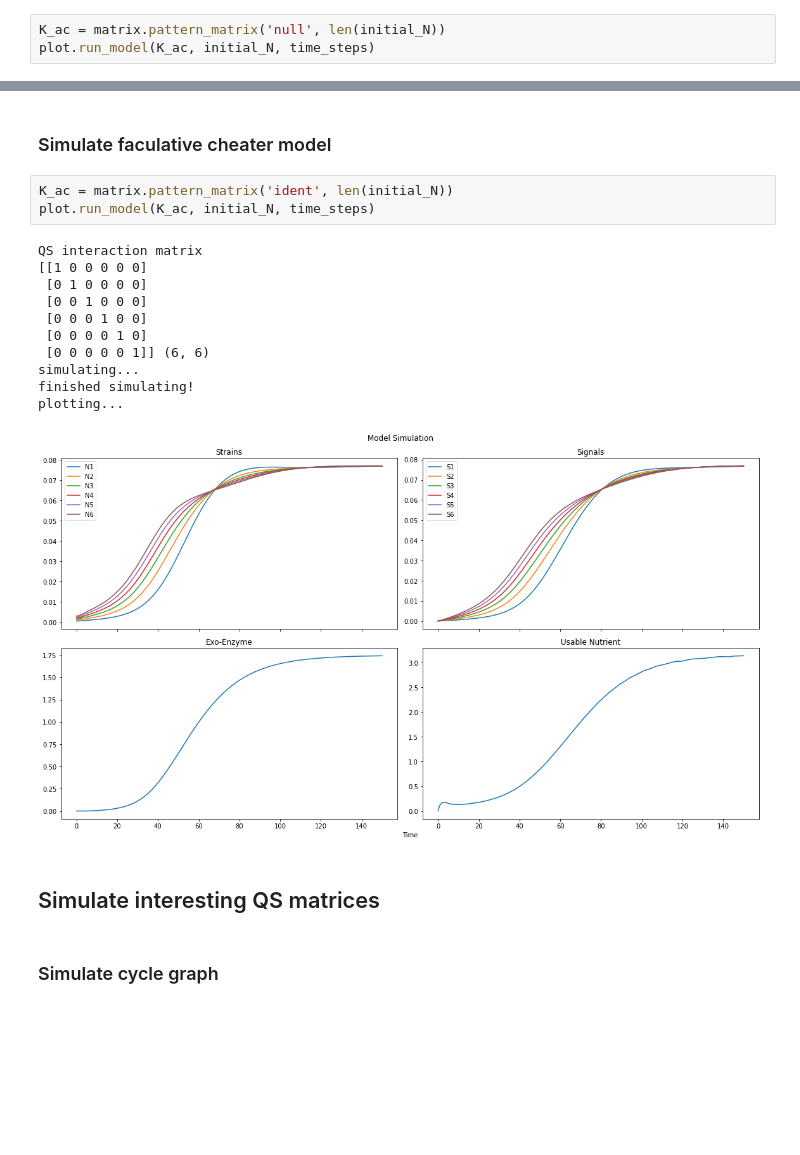
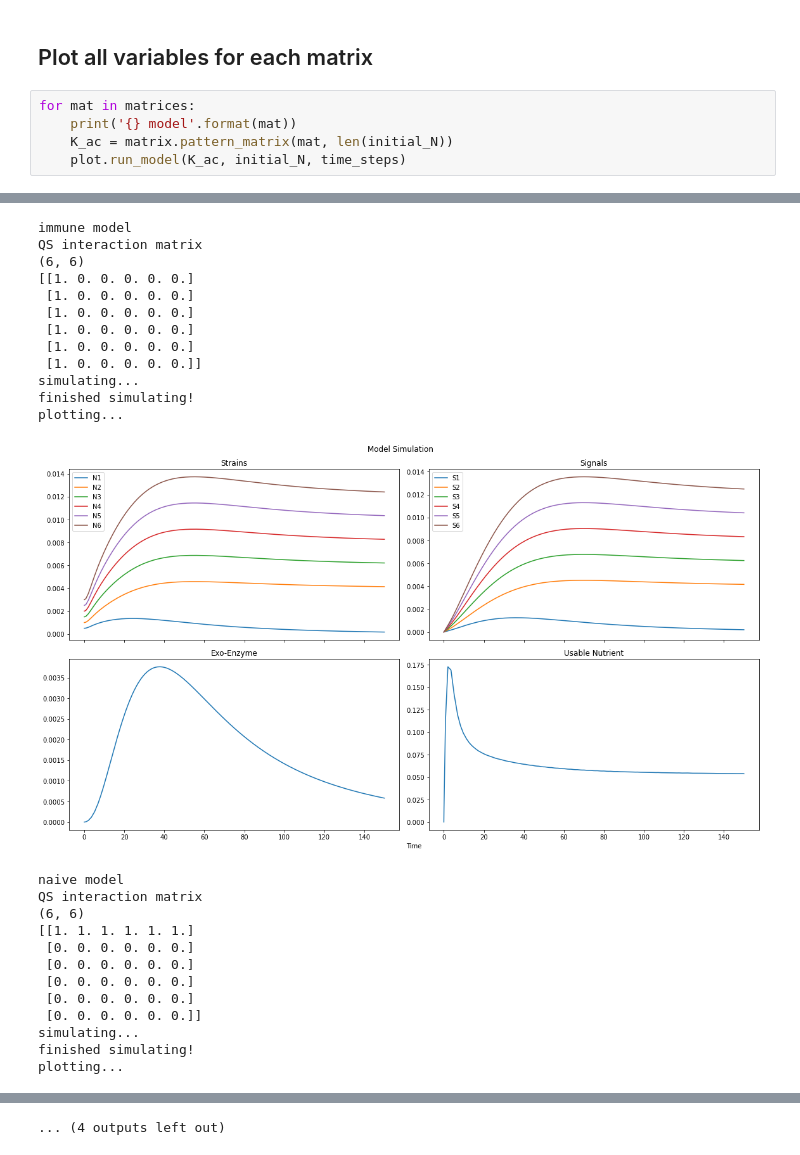
Before and after one commit to DJSiddharthVader/Simulations-02712-Project, a Jupyter notebook: Notebooks/Model_Demo.ipynb, the cells around one changed output, grey strips where cells are left out. Drawn from its saved outputs; the diff is of its cells as text; blank space fills up the shorter version.

```diff
--- a/Notebooks/Model_Demo.ipynb
+++ b/Notebooks/Model_Demo.ipynb
@@ -29,4 +30,8 @@ plot.matrix_comparisons(initial_N, time_steps)
+# %% [markdown]
+## Plot all variables for each matrix
 # %%
-K_ac = matrix.pattern_matrix('null', len(initial_N))
-plot.run_model(K_ac, initial_N, time_steps)
+for mat in matrices:
+    print('{} model'.format(mat))
+    K_ac = matrix.pattern_matrix(mat, len(initial_N))
+    plot.run_model(K_ac, initial_N, time_steps)
 # %% [output]
@@ -43,0 +77,25 @@ plotting...
+immune model
+QS interaction matrix
+(6, 6)
+[[1. 0. 0. 0. 0. 0.]
+ [1. 0. 0. 0. 0. 0.]
+ [1. 0. 0. 0. 0. 0.]
+ [1. 0. 0. 0. 0. 0.]
+ [1. 0. 0. 0. 0. 0.]
+ [1. 0. 0. 0. 0. 0.]]
+simulating...
+finished simulating!
+plotting...
+[figure, added]
+naive model
+QS interaction matrix
+(6, 6)
+[[1. 1. 1. 1. 1. 1.]
+ [0. 0. 0. 0. 0. 0.]
+ [0. 0. 0. 0. 0. 0.]
+ [0. 0. 0. 0. 0. 0.]
+ [0. 0. 0. 0. 0. 0.]
+ [0. 0. 0. 0. 0. 0.]]
+simulating...
+finished simulating!
+plotting...
@@ -44,21 +116 @@ plotting...
+... (4 outputs left out)
-# %% [markdown]
-### Simulate faculative cheater model
-# %%
-K_ac = matrix.pattern_matrix('ident', len(initial_N))
-plot.run_model(K_ac, initial_N, time_steps)
-# %% [output]
-QS interaction matrix
-[[1 0 0 0 0 0]
- [0 1 0 0 0 0]
- [0 0 1 0 0 0]
- [0 0 0 1 0 0]
- [0 0 0 0 1 0]
- [0 0 0 0 0 1]] (6, 6)
-simulating...
-finished simulating!
-plotting...
-[figure, removed]
-# %% [markdown]
-## Simulate interesting QS matrices
-# %% [markdown]
-### Simulate cycle graph
```
Also changed, not shown: parts of 16 cells of this notebook, 5 other files.
